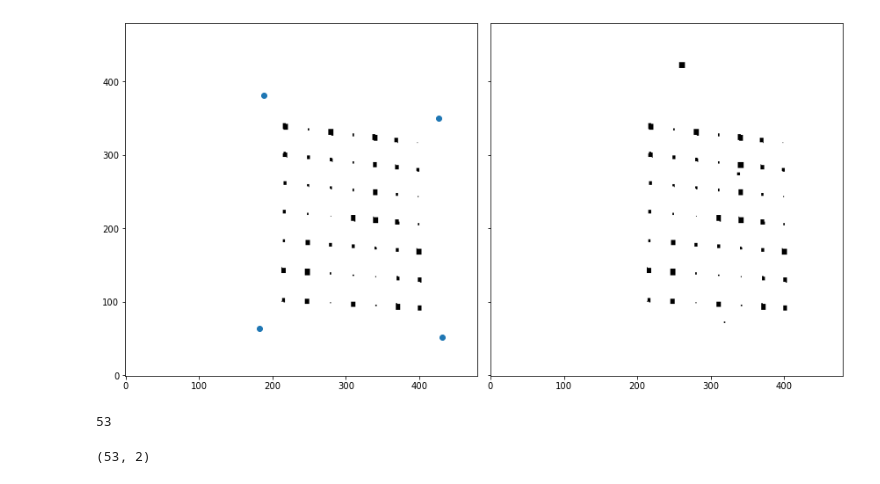
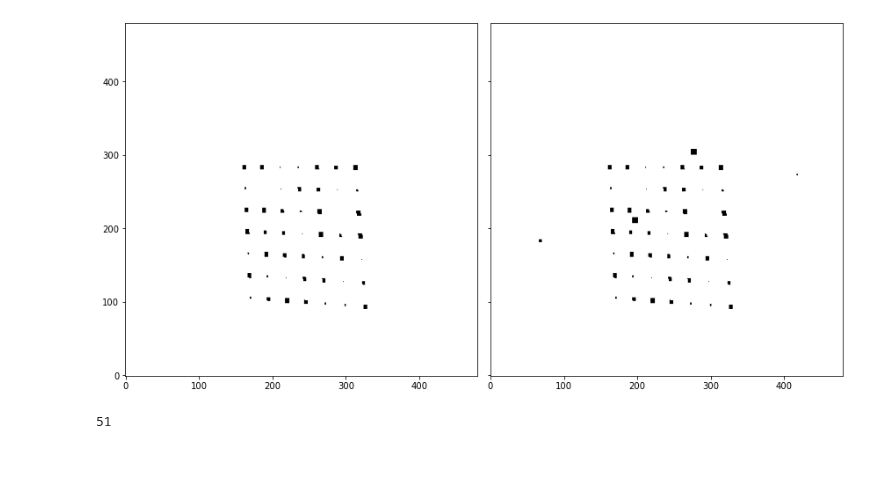
Before and after one commit to avva14/various_tests, a Jupyter notebook: test1/boardrefine.ipynb, the cells around one changed output. Drawn from its saved outputs; the diff is of its cells as text; code cells hidden in the pictures.

Commit message:
refine board

```diff
--- a/test1/boardrefine.ipynb
+++ b/test1/boardrefine.ipynb
@@ -59,11 +73,13 @@ def randomboardpoints(nc, params):
     mask = 255*np.ones((boardsize,boardsize), np.uint8)
     nb = params['numcell']*params['numcell']
     npt = np.random.randint(1,nc+1,size=nb)
+    nzz = np.random.randint(nb, size=2)
+    npt[nzz] = 0
     for i in range(nb):
         xp = i % params['numcell']
         yp = i // params['numcell']
         sz = npt[i]
-        if (xp != 0) and (yp != 0):
+        if (xp != 0) and (yp != 0) and sz > 0:
             mask[yp*params['cellsize']-sz:yp*params['cellsize']+sz,xp*params['cellsize']-sz:xp*params['cellsize']+sz] = 0
     return mask
 # %%
@@ -77,7 +93,7 @@ def boardmask(imgsize):
          [(0, 0), (blank_mask.shape[1], 0), (blank_mask.shape[1], blank_mask.shape[0]), (0, blank_mask.shape[0])])
 
     img = img.transform((imgsize, imgsize), Image.PERSPECTIVE, coeffs, Image.NEAREST, fillcolor = 'white')
-    return 1-np.asarray(img)/255, vecs
+    return 1-np.asarray(img)/255
 # %%
 def addpoints(img, num):
     xyadd = np.random.rand(num,3)
@@ -88,17 +104,16 @@ def addpoints(img, num):
         img[yc-nc:yc+nc,xc-nc:xc+nc] = 1
     return
 # %%
-bd, vv = boardmask(IMGSIZE)
+bd = boardmask(IMGSIZE)
 
 fig, axxes = plt.subplots(ncols=2, nrows=1, figsize=(12,6), sharex=True, sharey=True)
 axxes[0].imshow(1-bd, cmap='gray', origin='lower')
-axxes[0].scatter(vv.reshape((4,2)).T[0], vv.reshape((4,2)).T[1])
 addpoints(bd, 4)
 axxes[1].imshow(1-bd, cmap='gray', origin='lower')
 fig.tight_layout()
 plt.show()
 # %% [output]
-[figure, old version]
+[figure, new version]
 # %%
 #Clusterizing points
 xsumms = np.sum(bd, axis=-1)
@@ -117,4 +132,4 @@ cl = clusterize(res, closeintervals)
 # %%
 len(cl)
 # %% [output]
-53
+51
@@ -124,4 +135,0 @@ xy = np.array(list(map(centerofmass, cl)))
-# %%
-xy.shape
-# %% [output]
-(53, 2)
```
Also changed, not shown: parts of 51 cells of this notebook, 2 other files.
